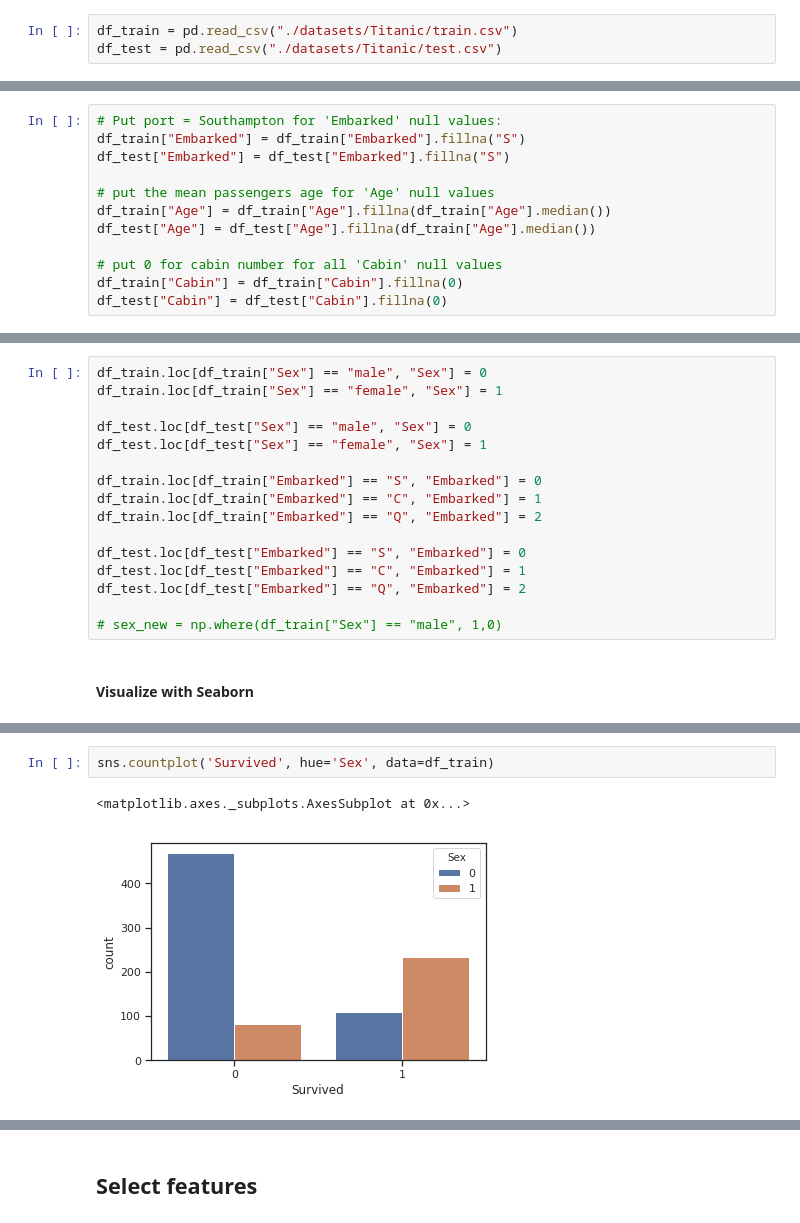
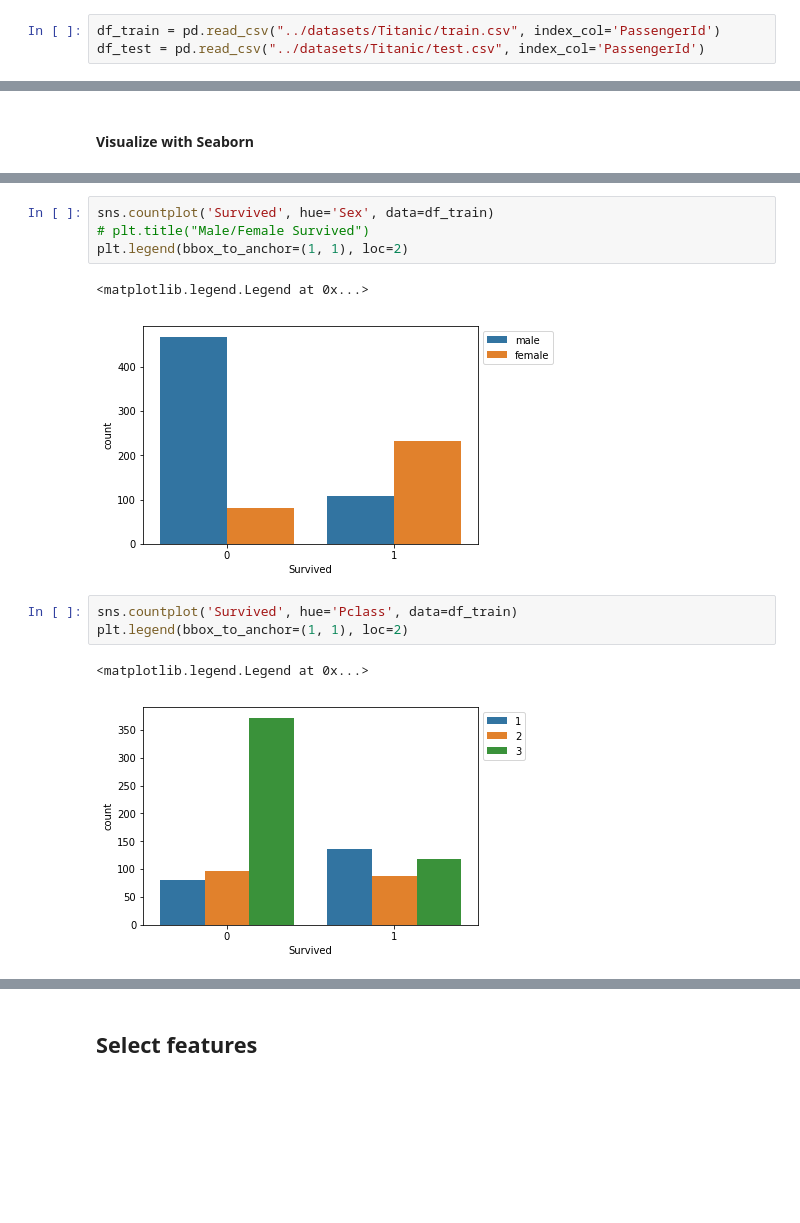
Before and after one commit to stampovaniq/ProgressBG-MLwithPython-Code, a Jupyter notebook: linear_models_for_classification_and_regression/LogisticRegression - TitanicDemo.ipynb, the cells around one changed output, grey strips where cells are left out. Cells and saved outputs as stored; diff of their text form; blank space fills up the shorter version.

```diff
--- a/linear_models_for_classification_and_regression/LogisticRegression - TitanicDemo.ipynb
+++ b/linear_models_for_classification_and_regression/LogisticRegression - TitanicDemo.ipynb
@@ -25,5 +25,5 @@ We'll use the datasets provided by kaggle:[titanic/data](https://www.kaggle.com/
 
 You can downloaded from here: [Titanic - all.zip](../datasets/Titanic/all.zip)
 # %%
-df_train = pd.read_csv("./datasets/Titanic/train.csv")
-df_test = pd.read_csv("./datasets/Titanic/test.csv")
+df_train = pd.read_csv("../datasets/Titanic/train.csv", index_col='PassengerId')
+df_test = pd.read_csv("../datasets/Titanic/test.csv", index_col='PassengerId')
@@ -94,12 +99,0 @@ dtype: int64
-# %%
-# Put port = Southampton for 'Embarked' null values:
-df_train["Embarked"] = df_train["Embarked"].fillna("S")
-df_test["Embarked"] = df_test["Embarked"].fillna("S")
-
-# put the mean passengers age for 'Age' null values
-df_train["Age"] = df_train["Age"].fillna(df_train["Age"].median())
-df_test["Age"] = df_test["Age"].fillna(df_train["Age"].median())
-
-# put 0 for cabin number for all 'Cabin' null values
-df_train["Cabin"] = df_train["Cabin"].fillna(0)
-df_test["Cabin"] = df_test["Cabin"].fillna(0)
@@ -145,19 +100,3 @@ memory usage: 83.6+ KB
-# %%
-df_train.loc[df_train["Sex"] == "male", "Sex"] = 0
-df_train.loc[df_train["Sex"] == "female", "Sex"] = 1
-
-df_test.loc[df_test["Sex"] == "male", "Sex"] = 0
-df_test.loc[df_test["Sex"] == "female", "Sex"] = 1
-
-df_train.loc[df_train["Embarked"] == "S", "Embarked"] = 0
-df_train.loc[df_train["Embarked"] == "C", "Embarked"] = 1
-df_train.loc[df_train["Embarked"] == "Q", "Embarked"] = 2
-
-df_test.loc[df_test["Embarked"] == "S", "Embarked"] = 0
-df_test.loc[df_test["Embarked"] == "C", "Embarked"] = 1
-df_test.loc[df_test["Embarked"] == "Q", "Embarked"] = 2
-
-# sex_new = np.where(df_train["Sex"] == "male", 1,0)
 # %% [markdown]
 #### Visualize with Seaborn
 # %%
@@ -168,5 +107,13 @@ sns.countplot('Survived', data=df_train)
+# %%
+sns.countplot('Survived', hue='Sex', data=df_train)
+# plt.title("Male/Female Survived")
+plt.legend(bbox_to_anchor=(1, 1), loc=2)
+# %% [output]
+<matplotlib.legend.Legend at 0x...>
+[figure, added]
 # %%
-sns.countplot('Survived', hue='Sex', data=df_train)
+sns.countplot('Survived', hue='Pclass', data=df_train)
+plt.legend(bbox_to_anchor=(1, 1), loc=2)
 # %% [output]
-<matplotlib.axes._subplots.AxesSubplot at 0x...>
+<matplotlib.legend.Legend at 0x...>
-[figure, old version]
+[figure, new version]
```
Also changed, not shown: parts of 49 cells of this notebook, 7 other files.
